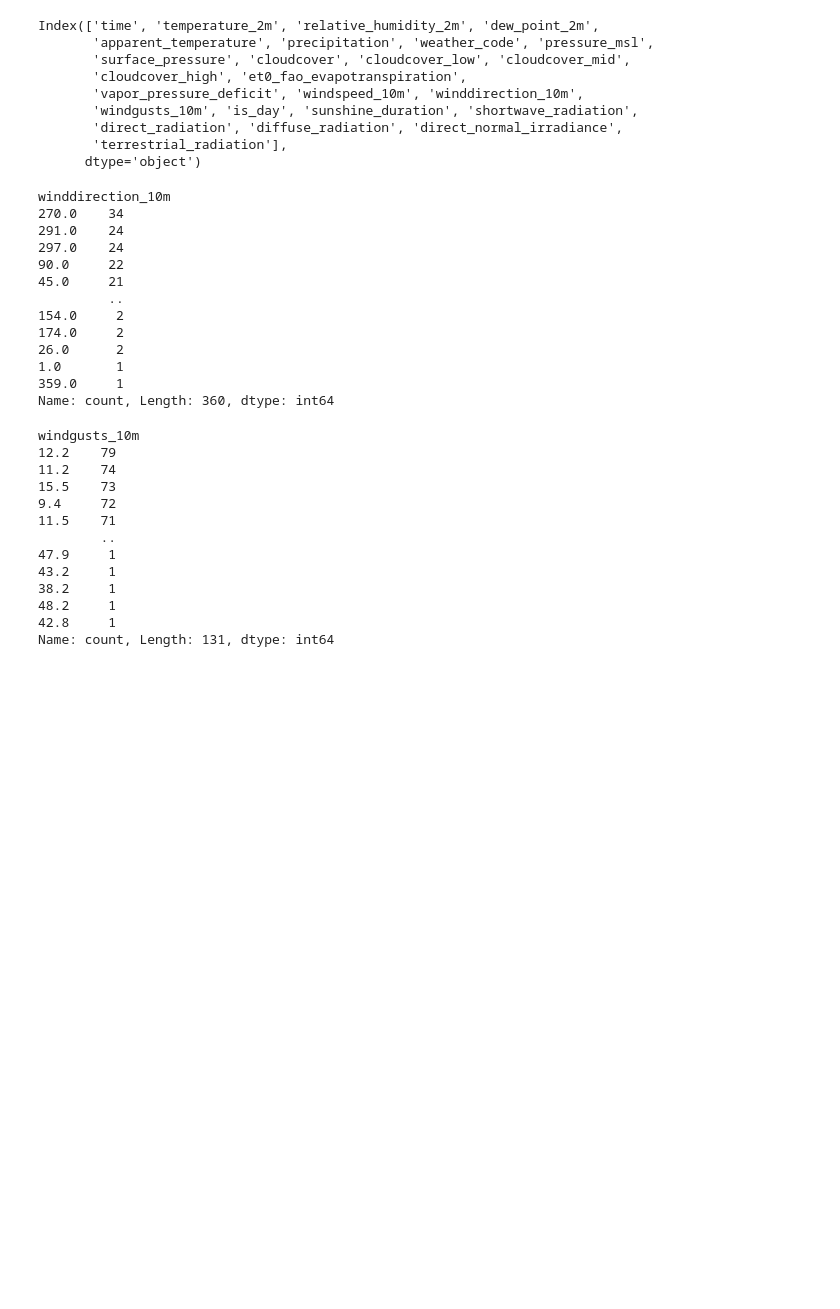
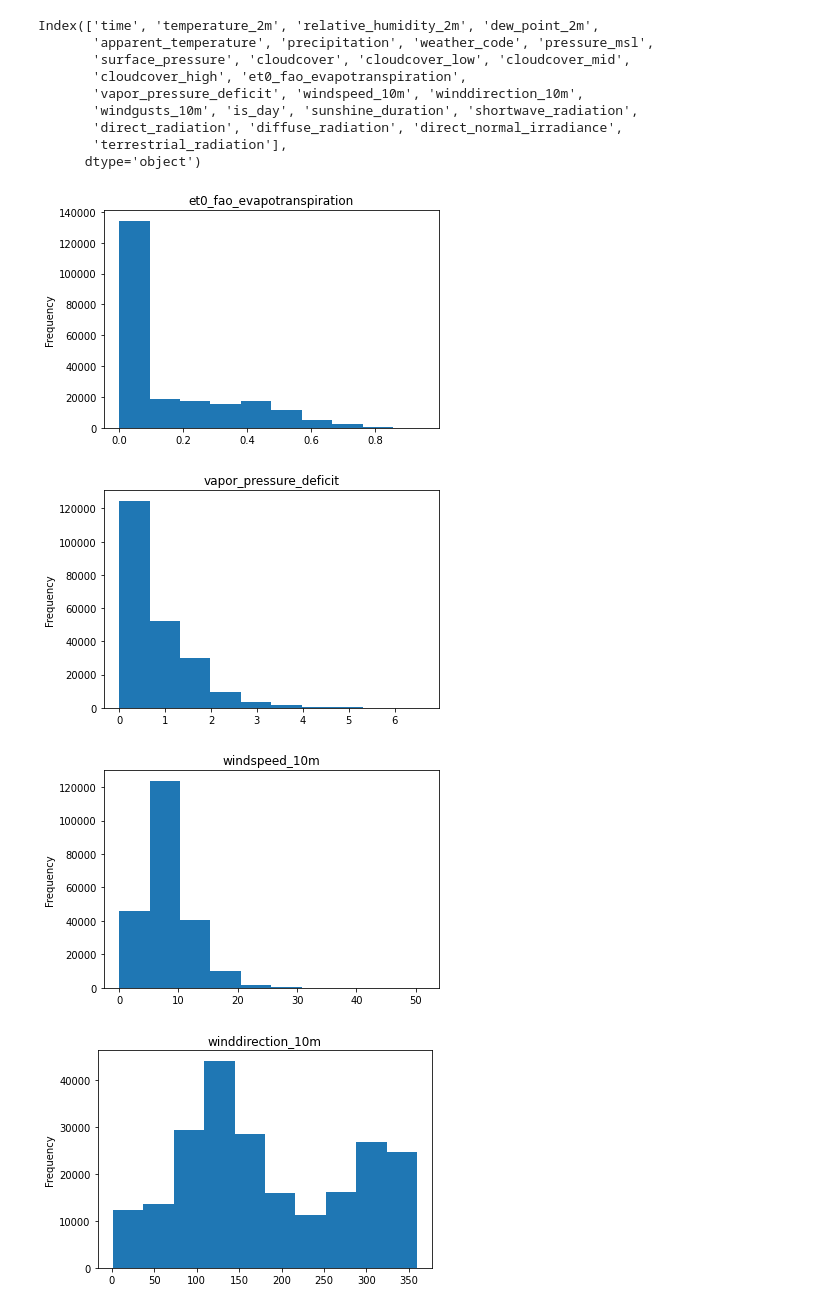
Before and after one commit to shahriar0999/weather_forecasting_end2end, a Jupyter notebook: notebooks/experiments1.ipynb, the cells around one changed output. Saved outputs shown, nothing was run; the diff lists cells and outputs as text; code cells hidden in the pictures; blank space fills up the shorter version.

```diff
--- a/notebooks/experiments1.ipynb
+++ b/notebooks/experiments1.ipynb
@@ -279,35 +285,18 @@ Index(['time', 'temperature_2m', 'relative_humidity_2m', 'dew_point_2m',
        'direct_radiation', 'diffuse_radiation', 'direct_normal_irradiance',
        'terrestrial_radiation'],
       dtype='object')
-# %%
-df['winddirection_10m'].value_counts()
-# %% [output]
-winddirection_10m
-270.0    34
-291.0    24
-297.0    24
-90.0     22
-45.0     21
-         ..
-154.0     2
-174.0     2
-26.0      2
-1.0       1
-359.0     1
-Name: count, Length: 360, dtype: int64
-# %%
-df['windgusts_10m'].value_counts()
-# %% [output]
-windgusts_10m
-12.2    79
-11.2    74
-15.5    73
-9.4     72
-11.5    71
-        ..
-47.9     1
-43.2     1
-38.2     1
-48.2     1
-42.8     1
-Name: count, Length: 131, dtype: int64
+# %%
+c = ['et0_fao_evapotranspiration',
+       'vapor_pressure_deficit', 'windspeed_10m', 'winddirection_10m',
+       'windgusts_10m', 'sunshine_duration', 'shortwave_radiation',
+       'direct_radiation', 'diffuse_radiation', 'direct_normal_irradiance',
+       'terrestrial_radiation']
+
+for col in c:
+    df[col].plot(kind='hist', title=col)
+    plt.show()
+# %% [output]
+[figure, added]
+[figure, added]
+[figure, added]
+[figure, added]
```
Also changed, not shown: parts of 40 cells of this notebook.
